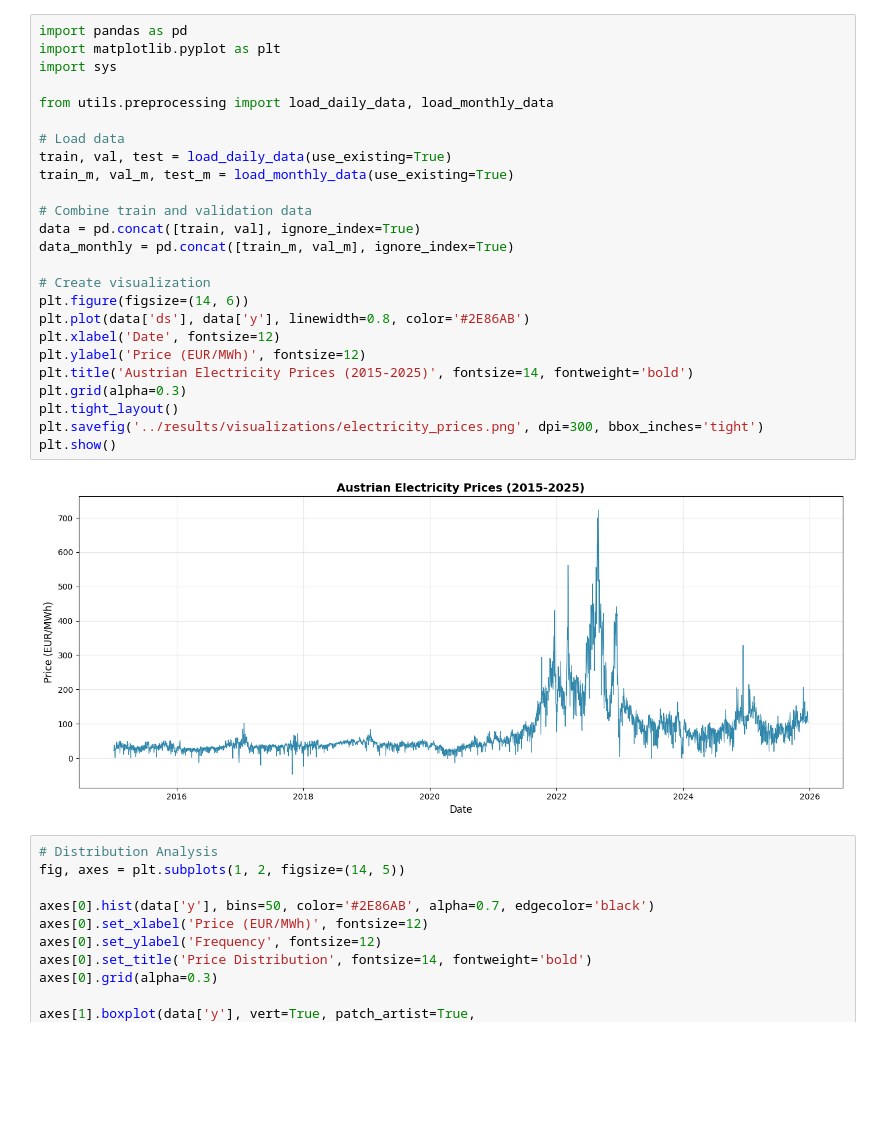
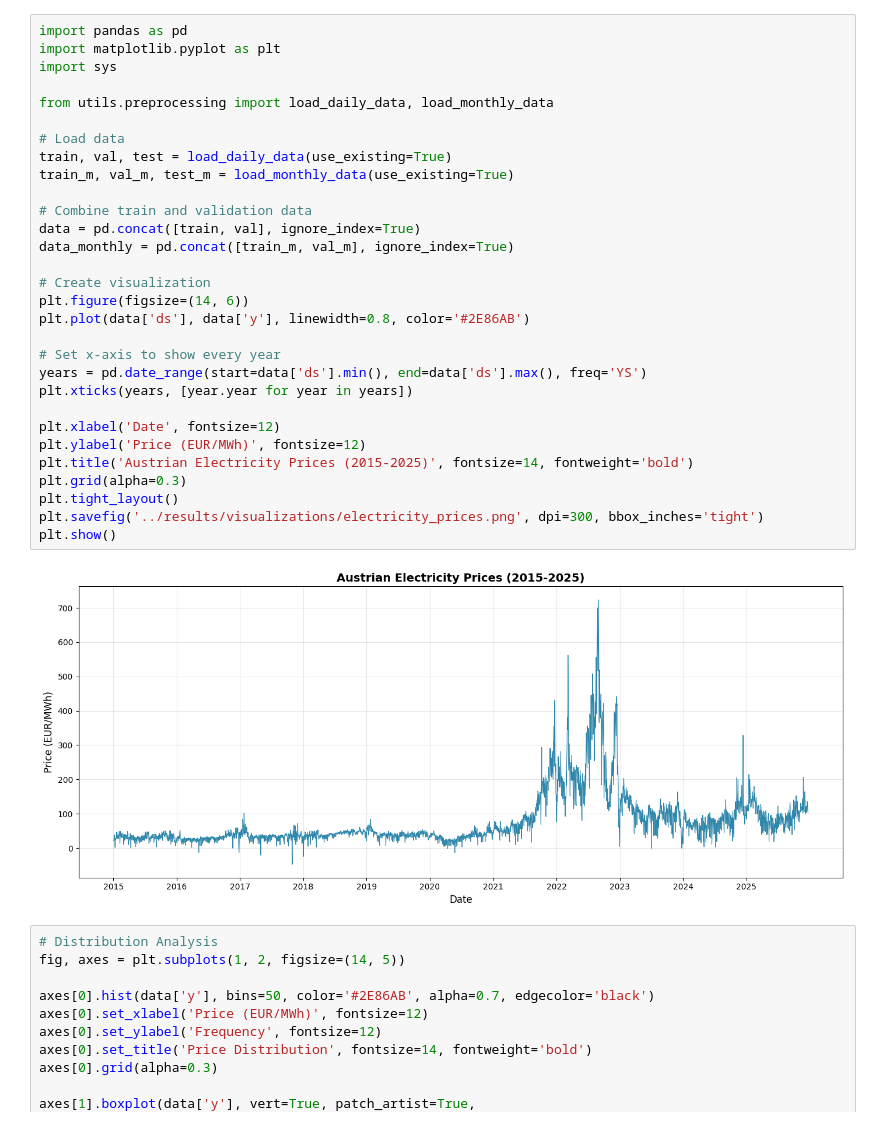
Before and after one commit to L-Schlosser/TIS3_CapstoneProject, a Jupyter notebook: code/visualization.ipynb, the cells around one changed output. Saved outputs shown, nothing was run; the diff lists cells and outputs as text; blank space fills up the shorter version.

```diff
--- a/code/visualization.ipynb
+++ b/code/visualization.ipynb
@@ -1,30 +1,35 @@
 # %%
 import pandas as pd
 import matplotlib.pyplot as plt
 import sys
 
 from utils.preprocessing import load_daily_data, load_monthly_data
 
 # Load data
 train, val, test = load_daily_data(use_existing=True)
 train_m, val_m, test_m = load_monthly_data(use_existing=True)
 
 # Combine train and validation data
 data = pd.concat([train, val], ignore_index=True)
 data_monthly = pd.concat([train_m, val_m], ignore_index=True)
 
 # Create visualization
 plt.figure(figsize=(14, 6))
 plt.plot(data['ds'], data['y'], linewidth=0.8, color='#2E86AB')
+
+# Set x-axis to show every year
+years = pd.date_range(start=data['ds'].min(), end=data['ds'].max(), freq='YS')
+plt.xticks(years, [year.year for year in years])
+
 plt.xlabel('Date', fontsize=12)
 plt.ylabel('Price (EUR/MWh)', fontsize=12)
 plt.title('Austrian Electricity Prices (2015-2025)', fontsize=14, fontweight='bold')
 plt.grid(alpha=0.3)
 plt.tight_layout()
 plt.savefig('../results/visualizations/electricity_prices.png', dpi=300, bbox_inches='tight')
 plt.show()
 # %% [output]
-[figure, old version]
+[figure, new version]
 # %%
 # Distribution Analysis
 fig, axes = plt.subplots(1, 2, figsize=(14, 5))
```
Also changed, not shown: 2 other files.
